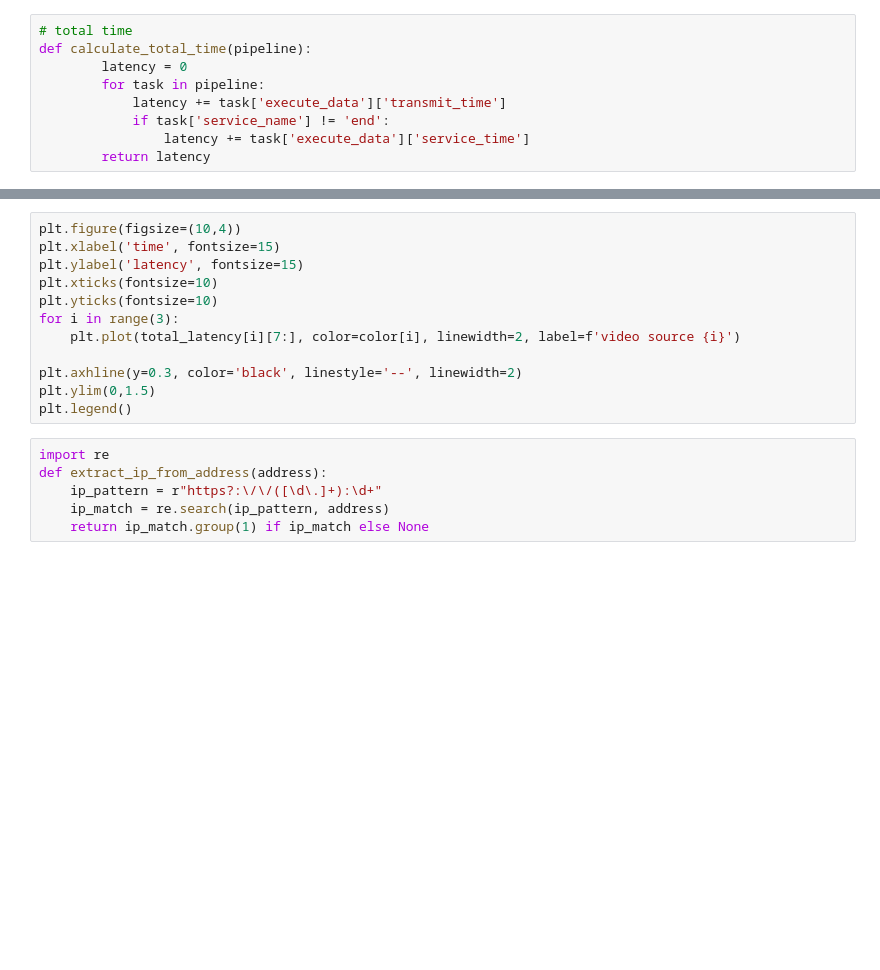
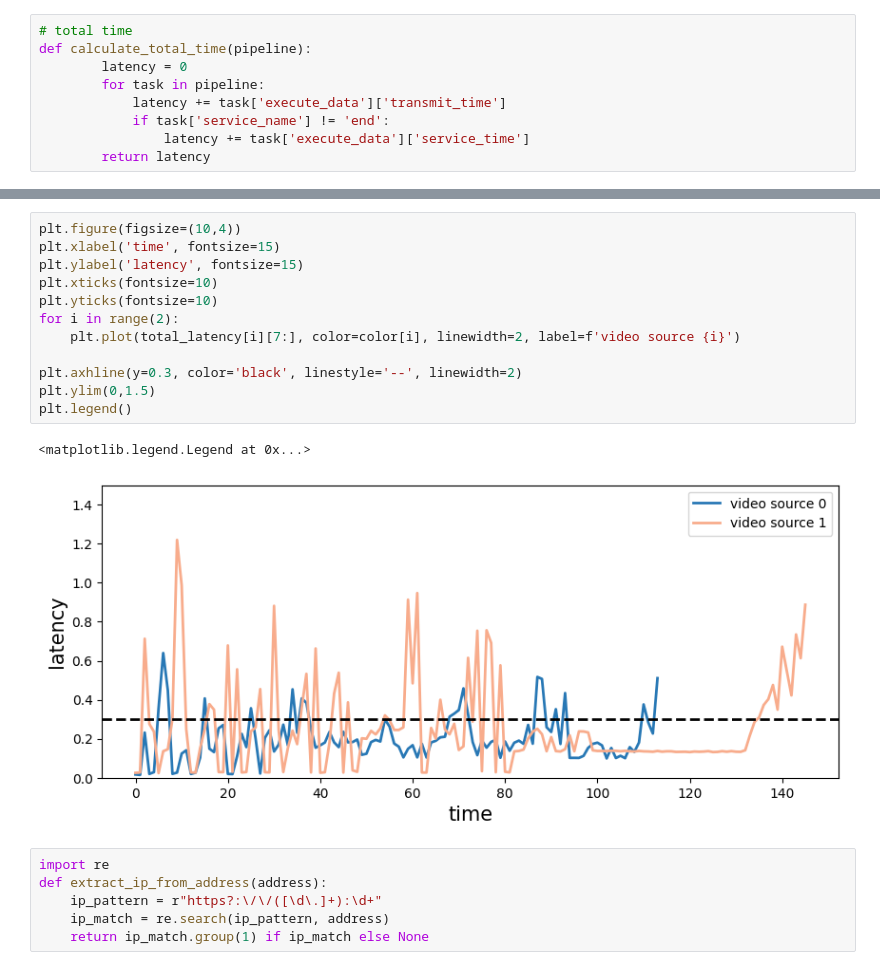
Before and after one commit to zwh2119/Auto-Edge, a Jupyter notebook: expr/plot_car_detection_results.ipynb, the cells around one changed output, grey strips where cells are left out. Drawn from its saved outputs; the diff is of its cells as text; blank space fills up the shorter version.

```diff
--- a/expr/plot_car_detection_results.ipynb
+++ b/expr/plot_car_detection_results.ipynb
@@ -138,15 +136,18 @@ KeyError: 'meta_data'
 # %%
 plt.figure(figsize=(10,4))
 plt.xlabel('time', fontsize=15)
 plt.ylabel('latency', fontsize=15)
 plt.xticks(fontsize=10)
 plt.yticks(fontsize=10)
-for i in range(3):
+for i in range(2):
     plt.plot(total_latency[i][7:], color=color[i], linewidth=2, label=f'video source {i}')
 
 plt.axhline(y=0.3, color='black', linestyle='--', linewidth=2)
 plt.ylim(0,1.5)
 plt.legend()
+# %% [output]
+<matplotlib.legend.Legend at 0x...>
+[figure, added]
 # %%
 import re
 def extract_ip_from_address(address):
```
Also changed, not shown: parts of 7 cells of this notebook, 5 other files.
